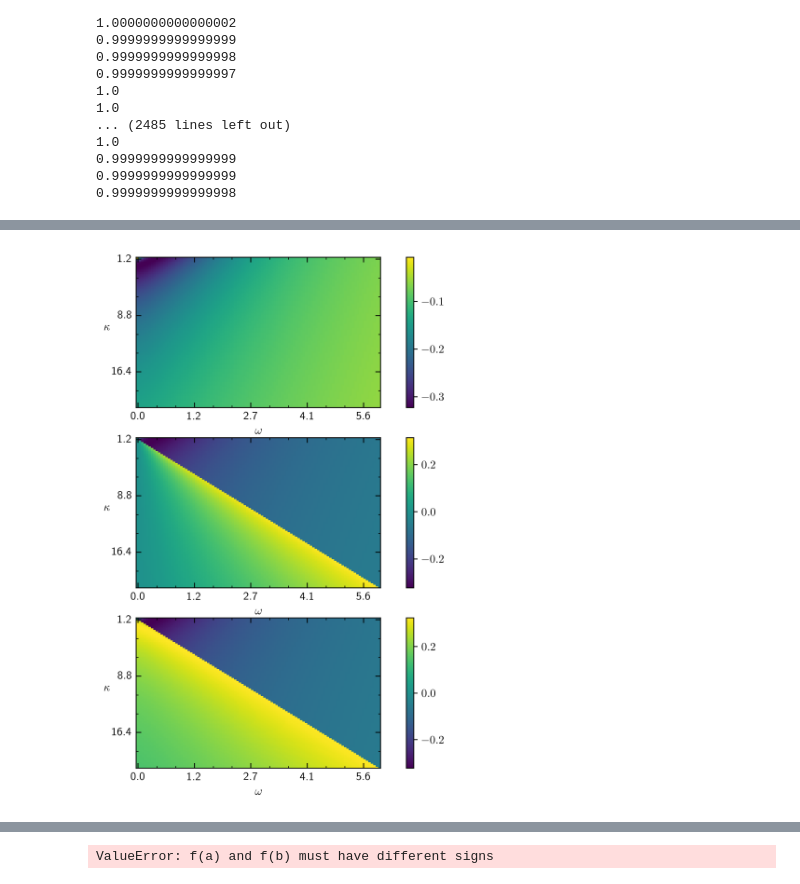
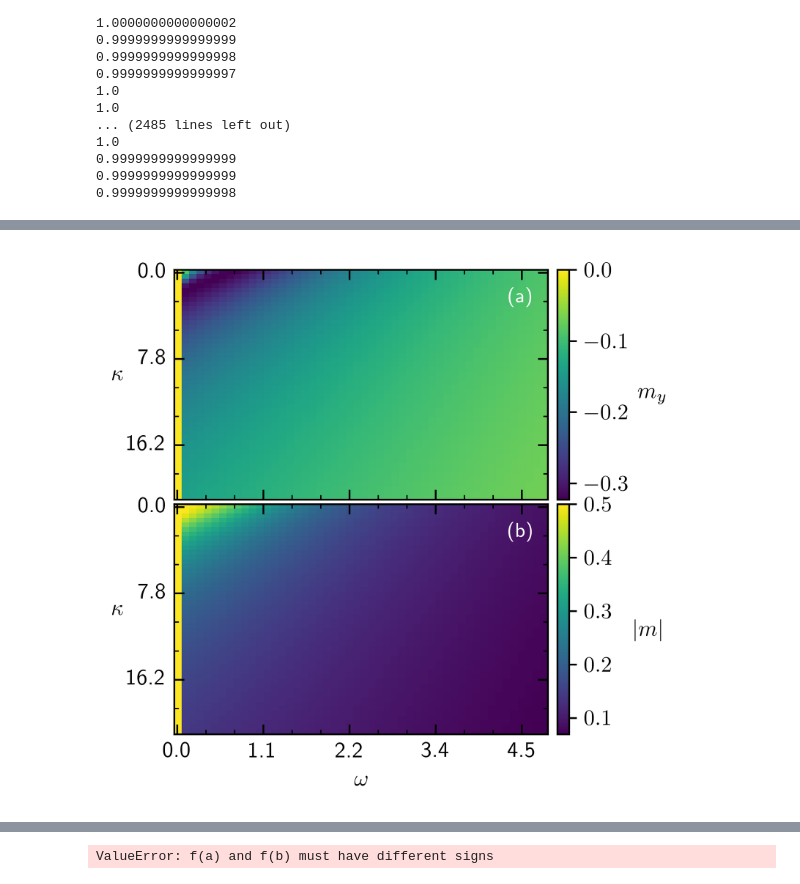
Before and after one commit to ChriGomm/Bachelor_sympy, a Jupyter notebook: sign_lam.ipynb, the cells around one changed output, grey strips where cells are left out. Cells and saved outputs as stored; diff of their text form; code cells hidden in the pictures.

```diff
--- a/sign_lam.ipynb
+++ b/sign_lam.ipynb
@@ -264,6 +254,8 @@ class Setup_Fig():
                 if joined:
                     if i<shape[0]-1:
                         current_ax.tick_params(axis='x',direction='in',which='both',bottom=True,top=True,labelbottom=False)
+                    else:
+                        current_ax.tick_params(axis='x',direction='in',which='both',bottom=True,top=True,labelbottom=True)
 
                     if pos=='outer_left':
                         current_ax.tick_params(axis='y',direction='in',which='both',left=True,right=True,labelleft=True)
@@ -274,7 +266,7 @@ class Setup_Fig():
                         # current_ax.set_xlabel(r'$\Gamma \tilde{A}$')
                         # current_ax.set_ylabel(r'$\tilde{y}$',rotation=0)
                 else:
-                    current_ax.tick_params(axis='x',direction='in',which='both',bottom=True,top=True,labelbottom=False)
+                    current_ax.tick_params(axis='x',direction='in',which='both',bottom=True,top=True,labelbottom=True)
 
                     current_ax.tick_params(axis='y',direction='in',which='both',left=True,right=True,labelleft=True)
 
@@ -504,73 +608,56 @@ plt.show()
 # %%
+#heatmap fixp boundaries small solution
 from matplotlib.colors import LinearSegmentedColormap
 p = np.zeros_like(root)
 sqrt_interior = np.zeros_like(root)
 lamda = np.zeros_like(root)
 border = np.zeros_like(root)
 shift = 0
-phys_sol = np.zeros_like(root)
-for s in range(3):
+zsol_sol = np.zeros_like(root)
+for s in range(1):
     for i in range(np.shape(k)[0]):
         for j in range(np.shape(w)[0]):
-            # if i!=j:
-            #     border[i,j,s]=np.nan
-            # if s==1 and i==j:
-            #     p[i,j,s], sqrt_interior[i,j,s] = lamtest(root[i,j,0],w[j],k[i],Gam,sgam)
-            # else:
-            #     p[i,j,s], sqrt_interior[i,j,s] = lamtest(root[i,j,s],w[j],k[i],Gam,sgam)
-            # if sqrt_interior[i,j,s]>=0:
-            #     lamda[i,j,s]=(-p[i,j,s]+np.sqrt(sqrt_interior[i,j,s]))/2
-            # else:
-            #     lamda[i,j,s]=np.nan
-            phys_sol[i,j,s] = root[i,j,s] #*w[j]/k[i]
+
+            zsol_sol[i,j,s] = m_z(root[i,j,s],k[i],w[j],Gam) #*w[j]/k[i]
 
 tickformat = Format(xscale=w[shift:],yscale=k,xprec="{:.1f}",yprec="{:.1f}")
 tickp = TickProperties(SZX=True,SZY=True,\
                        xtick_step_major=15,\
                         xtick_step_minor=5,\
                             ytick_step_major=15,\
                                 ytick_step_minor=5)
-setup = Setup_Fig(name_of_plot='lam2_anal.png',tickp=tickp,formater=tickformat)
-setup.fig_width= 20.6*cm
-setup.fig_height=29.1*cm
+setup = Setup_Fig(name_of_plot='fixp_bound_heatmap_s.png',tickp=tickp,formater=tickformat)
+setup.fig_width= 10*cm
+setup.fig_height=9.6*cm
 setup.DEFAULT_HEAT_EXTEND = (-0.5,64.5,39.5,-0.5)
-fig, ax = setup.return_fig(shape=(3,1),dots_per_inch=600)
-# plotstruct = [[sqrt_interior[:,:,0],sqrt_interior[:,:,1],sqrt_interior[:,:,2]],[p[:,:,0],p[:,:,1],p[:,:,2]]]
+fig, ax = setup.return_fig(shape=(2,1),dots_per_inch=600,xax_share='col',joined=True)
+title =[r'(a)',r'(b)']#,r'(c)']# [[r'(a) middle $m_y$-solution',r'(b) middle $m_z$-solution',r'(c) middle $|m|$-solution'],[r'(d) largest $m_y$-solution',r'(e) largest $m_z$-solution',r'(f) largest $|m|$-solution']]
+labelpos = ['left','right']
+graphs = [root[:,:,0],np.sqrt(zsol_sol[:,shift:,0]**2+root[:,:,0]**2)]
+colormap = LinearSegmentedColormap('red',cdict1)
+labels = [r'$m_y$',r'$|m|$']
+plt.subplots_adjust(hspace=0.02)
+for i in range(2):
+    # for j in range(2):
+        im1 = ax[i].imshow(graphs[i],extent=(-0.5,64.5,39.5,-0.5))
 
-# title = [[r'(a) $\tilde{q}$ for smallest $m_y$',r'(b) $\tilde{q}$ for middle $m_y$',r'(c) $\tilde{q}$ for largest $m_y$'],[r'(d) $p$ for smallest $m_y$',r'(e) $p$ for middle $m_y$',r'(f) $p$ for largest $m_y$']]
-images = []
-cdict1 = {
-    'blue': (
-        (0.0, 0.0, 0.0),
-        (0.5, 0.0, 0.1),
-        (1.0, 1.0, 1.0),
-    ),
-    'red': (
-        (0.0, 0.0, 1.0),
-        (1.0, 0.1, 0.0),
-    ),
-    'green': (
-        (0.0, 0.0, 1.0),
-        (1.0, 0.1, 0.0),
+        ax[i].set_title(title[i],x=0.93,y=0.8,fontsize=9,color='1')
 
-    )
-}
-colormap = LinearSegmentedColormap('red',cdict1)
-for i in range(3):
-    # for j in range(2):
-        im = ax[i].imshow(phys_sol[:,shift:,i],extent=(-0.5,64.5,39.5,-0.5))
-        # borderline = ax[i,j].imshow(border[:,:,0],cmap=colormap,vmin=-1,vmax=1,extent=(-0.5,64.5,39.5,-0.5))
-        # ax[i].set_title(title[j][i],loc='center',y=-0.45,fontsize=9)
-        ax[i].set_xlabel(r'$\omega$')
         ax[i].set_ylabel(r'$\kappa$',rotation=0)
-        # ax[i,j].plot(w,k)
-        # im.set_extend(((-0.5,39.5,39.5,-0.5)))
+
         images.append(im)
-# cbar1 = fig.colorbar(images[3],ax=ax,orientation='vertical',fraction=0.05)
-        cbar2 = fig.colorbar(im,ax=ax[i],orientation='vertical')#,shrink=0.934)
+
+        shrink_fac = 1
+        padi = 0.02
+        cbar1 = fig.colorbar(im1,ax=ax[i],orientation='vertical',shrink=shrink_fac,pad=padi)
+
+        labelpads = [10,17]
+        cbar1.set_label(labels[i],rotation=0,labelpad=labelpads[i],loc='center')#,
+ax[-1].set_xlabel(r'$\omega$')
+
 # fig.tight_layout()
 # plt.figtext(s=r'\,\\Figure 5: The figures a-c present the sign of the interior of the square root for the eigenvalues $\lambda_{23}$ \\for the different fixed points and parameter configurations. Figures d-f show in the same manner \\the sign of $p$. In the entire setup is \\$\Gamma=1$ and $\gamma=0.2$ fixed.',x=0,y=0,fontsize=10,bbox=dict(xy=(0,0),width=5,height=5,boxstyle='Square'))
-# plt.savefig('/home/christian/Documents/Bachelor/protocol/pictures/'+setup.name_of_plot,bbox_inches='tight')
+plt.savefig('/home/christian/Documents/Bachelor/protocol/pictures/'+setup.name_of_plot,bbox_inches='tight')
 plt.show()
 # %% [output]
-[figure, old version]
+[figure, new version]
```
Also changed, not shown: parts of 10 cells of this notebook.
